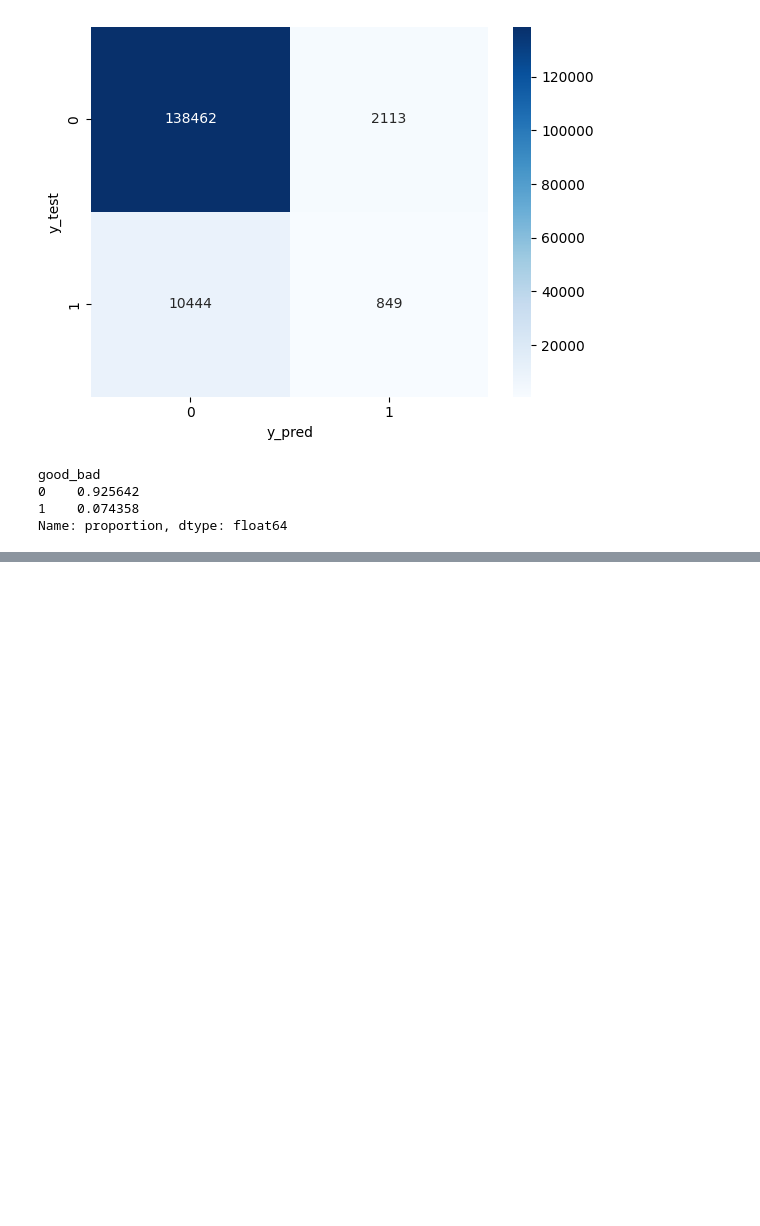
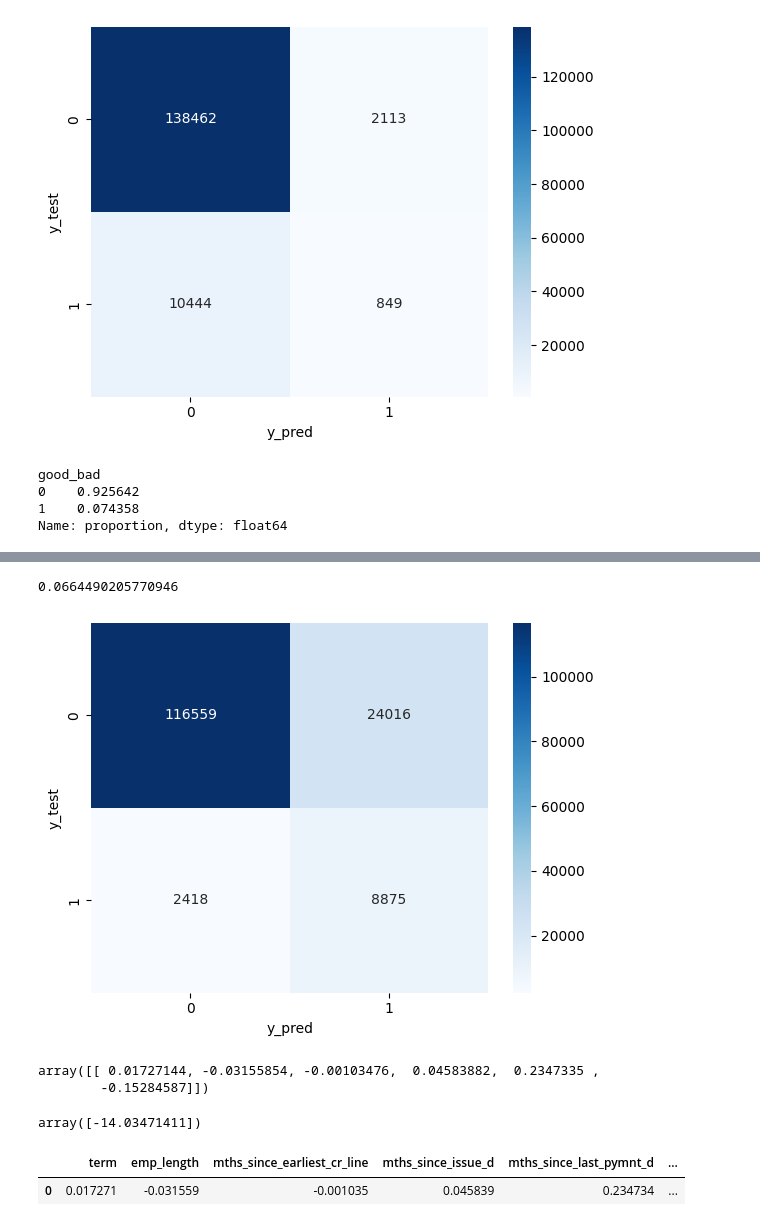
Before and after one commit to FemasAriandaRizki/credit_risk_model, a Jupyter notebook: Credit Risk Model.ipynb, the cells around one changed output, grey strips where cells are left out. Drawn from its saved outputs; the diff is of its cells as text; code cells hidden in the pictures; blank space fills up the shorter version.

```diff
--- a/Credit Risk Model.ipynb
+++ b/Credit Risk Model.ipynb
@@ -623,0 +650,38 @@ Name: proportion, dtype: float64
+# %%
+# youden j-statistic
+j = tpr - fpr
+
+ix = np.argmax(j)
+
+best_thresh = thresholds[ix]
+best_thresh
+# %% [output]
+0.0664490205770946
+# %%
+y_pred = model.predict_proba(X_test)[:, 1]
+y_pred = (y_pred > 0.066).astype(int)
+# %%
+cm = confusion_matrix(y_test, y_pred)
+
+sns.heatmap(cm, annot=True, fmt='.0f', cmap=plt.cm.Blues)
+plt.xlabel('y_pred')
+plt.ylabel('y_test')
+
+plt.show()
+# %% [output]
+[figure, added]
+# %%
+model.coef_
+# %% [output]
+array([[ 0.01727144, -0.03155854, -0.00103476,  0.04583882,  0.2347335 ,
+        -0.15284587]])
+# %%
+model.intercept_
+# %% [output]
+array([-14.03471411])
+# %%
+df_coeff = pd.DataFrame(model.coef_, columns = X_train.columns)
+df_coeff
+# %% [output]
+|  | term | emp_length | mths_since_earliest_cr_line | mths_since_issue_d | mths_since_last_pymnt_d | ... |
+| 0 | 0.017271 | -0.031559 | -0.001035 | 0.045839 | 0.234734 | ... |
```
Also changed, not shown: parts of 9 cells of this notebook.
